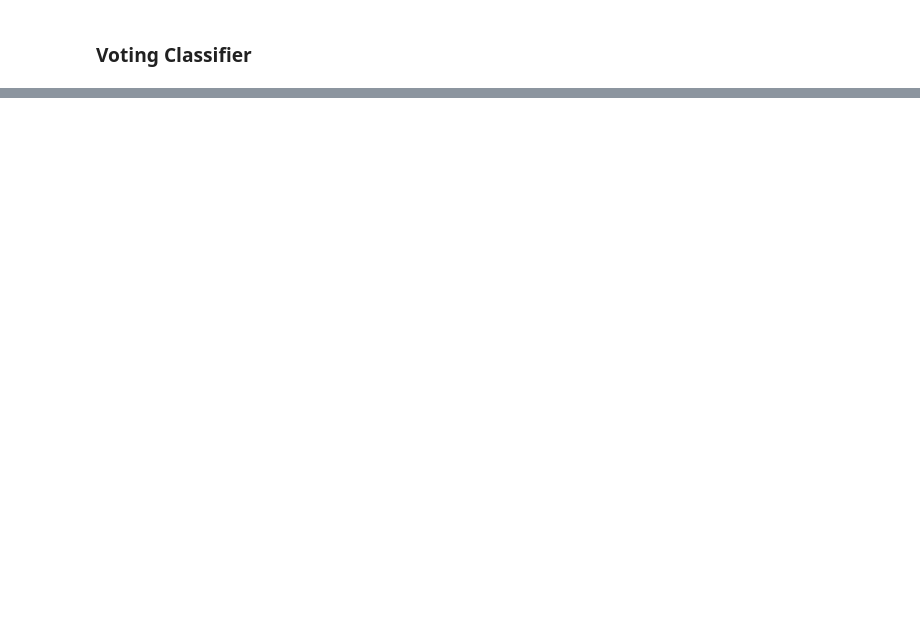
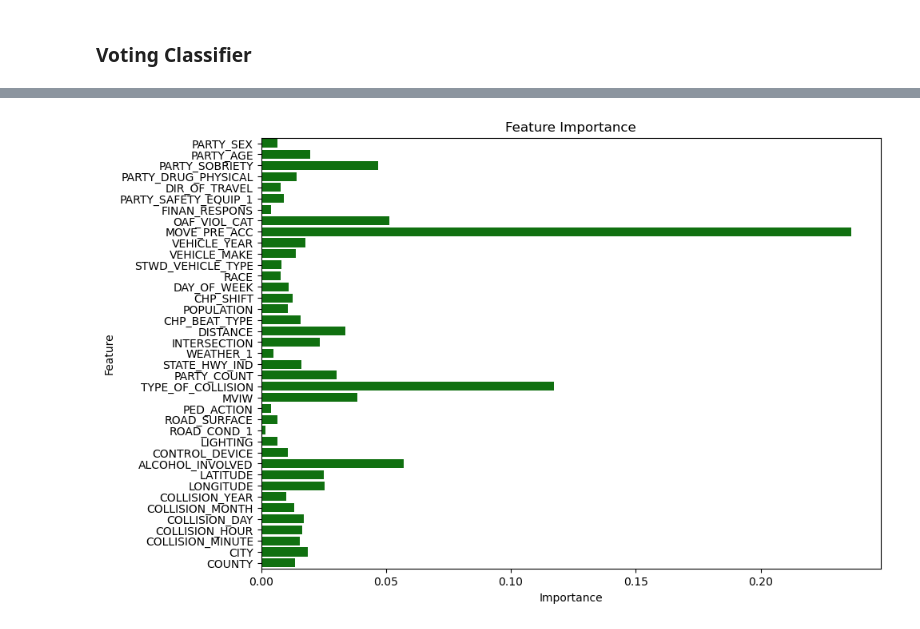
Before and after one commit to smendez9/CA-SWITRS-PCF-Analysis-Tool, a Jupyter notebook: ML Model.ipynb, the cells around one changed output, grey strips where cells are left out. Cells and saved outputs as stored; diff of their text form; code cells hidden in the pictures; blank space fills up the shorter version.

```diff
--- a/ML Model.ipynb
+++ b/ML Model.ipynb
@@ -197,0 +321,7 @@ voting_clf.fit(X_train, y_train)
+# %%
+# fit model with tuned hyperparameters
+# instanciate object
+rfc = RandomForestClassifier(min_samples_split = 3, max_depth = 32, n_estimators = 500, random_state = 42)
+
+# fit data
+rfc.fit(X_train, y_train)
@@ -197,0 +350,16 @@ voting_clf.fit(X_train, y_train)
+# %%
+# create object of feature importances
+feature_importance = rfc.feature_importances_
+
+# get feature names
+feature_names = X_train.columns
+
+# combine feature names and importances
+importances = dict(zip(feature_names, feature_importance))
+
+# sort features by importance
+sorted_importances = sorted(importances.items(), key=lambda x: x[1], reverse=True)
+
+# print imbportances
+for feature, importance in sorted_importances:
+    print(f"{feature}: {importance}")
@@ -197,0 +384,14 @@ voting_clf.fit(X_train, y_train)
+# %%
+# select features and importance to make plot
+features = list(importances.keys())
+importances = list(importances.values())
+# %%
+# Create a bar plot
+plt.figure(figsize=(10, 7))
+sns.barplot(x=importances, y=features, color = 'Green')
+plt.title('Feature Importance')
+plt.xlabel('Importance')
+plt.ylabel('Feature')
+plt.show()
+# %% [output]
+[figure, added]
```
Also changed, not shown: parts of 57 cells of this notebook, 4 other files.
